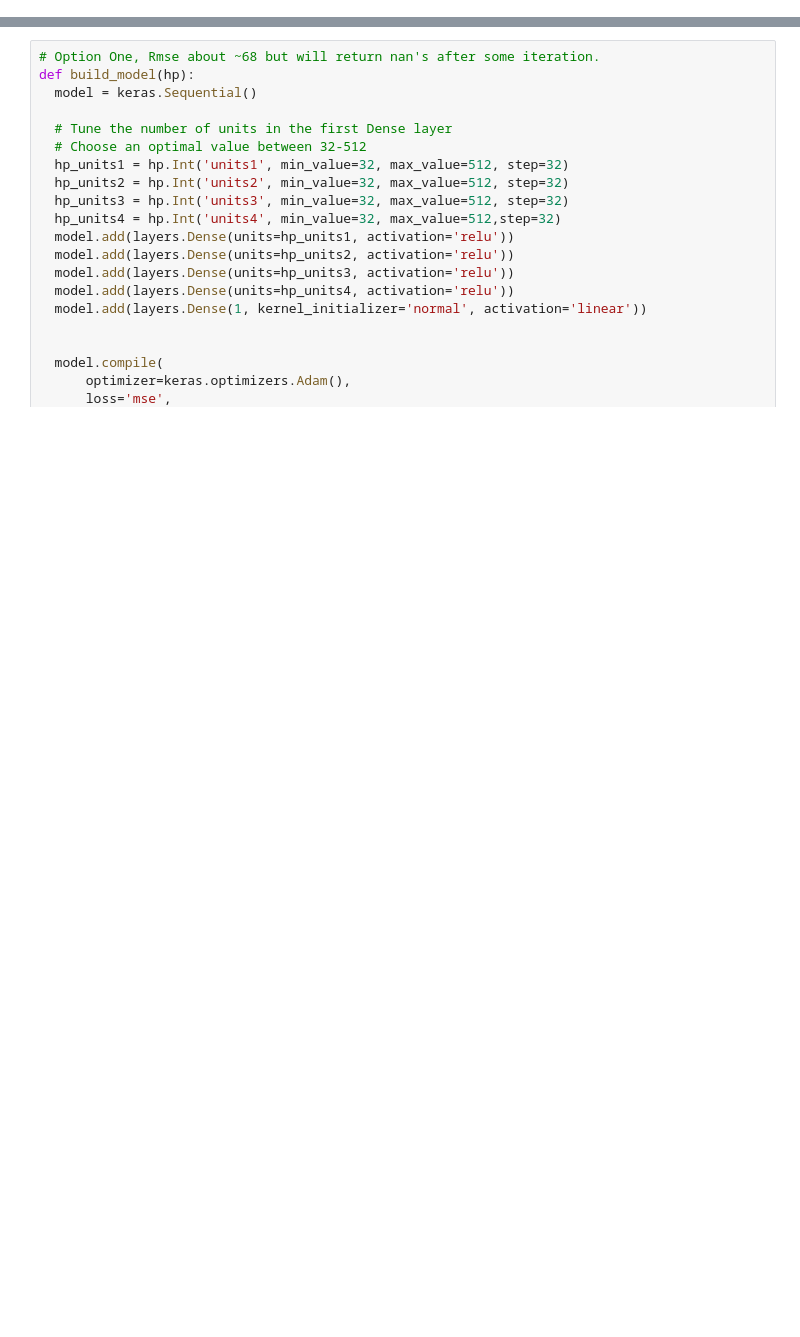
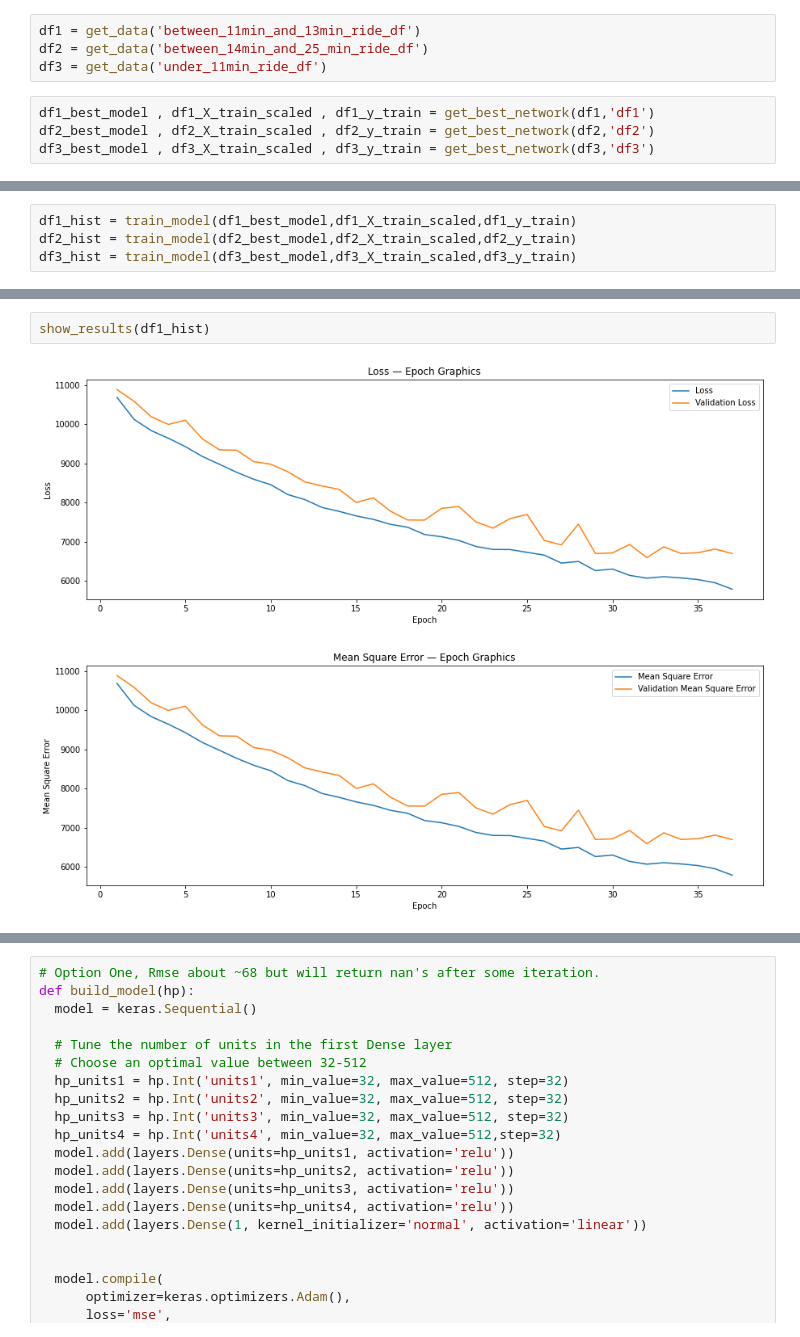
Before and after one commit to BarKarta/nyc-taxi-demand-predication, a Jupyter notebook: DL-test/NN.ipynb, the cells around one changed output, grey strips where cells are left out. Cells and saved outputs as stored; diff of their text form; blank space fills up the shorter version.

Commit message:
Added the two more time models

```diff
--- a/DL-test/NN.ipynb
+++ b/DL-test/NN.ipynb
@@ -22,0 +13,8 @@ y,X = utf.split_X_y(df,'num_of_taxis')
+# %%
+df1 = get_data('between_11min_and_13min_ride_df')
+df2 = get_data('between_14min_and_25_min_ride_df')
+df3 = get_data('under_11min_ride_df')
+# %%
+df1_best_model , df1_X_train_scaled , df1_y_train = get_best_network(df1,'df1')
+df2_best_model , df2_X_train_scaled , df2_y_train = get_best_network(df2,'df2')
+df3_best_model , df3_X_train_scaled , df3_y_train = get_best_network(df3,'df3')
@@ -22,0 +40,4 @@ y,X = utf.split_X_y(df,'num_of_taxis')
+# %%
+df1_hist = train_model(df1_best_model,df1_X_train_scaled,df1_y_train)
+df2_hist = train_model(df2_best_model,df2_X_train_scaled,df2_y_train)
+df3_hist = train_model(df3_best_model,df3_X_train_scaled,df3_y_train)
@@ -22,0 +62,5 @@ y,X = utf.split_X_y(df,'num_of_taxis')
+# %%
+show_results(df1_hist)
+# %% [output]
+[figure, added]
+[figure, added]
```
Also changed, not shown: parts of 20 cells of this notebook, 2 other files.
